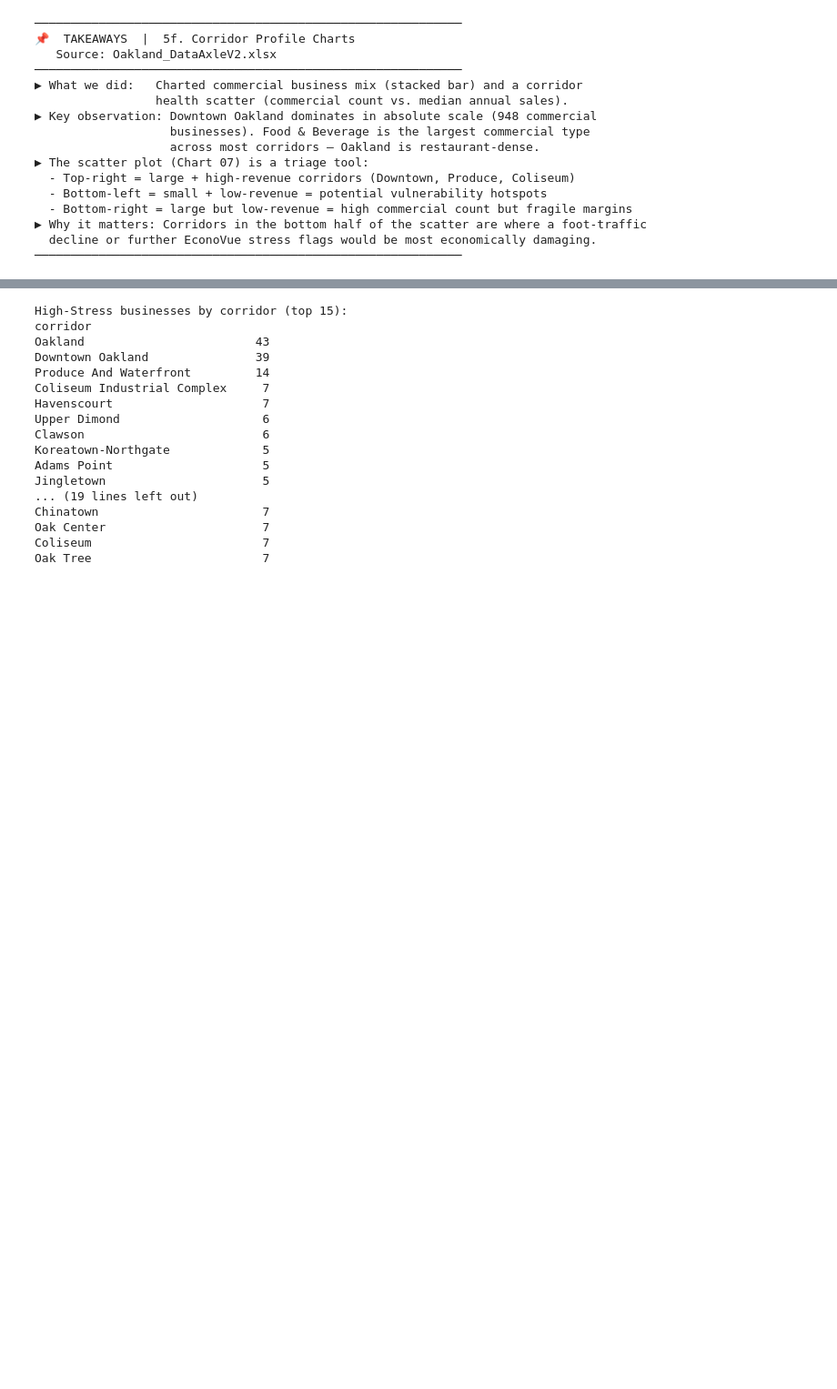
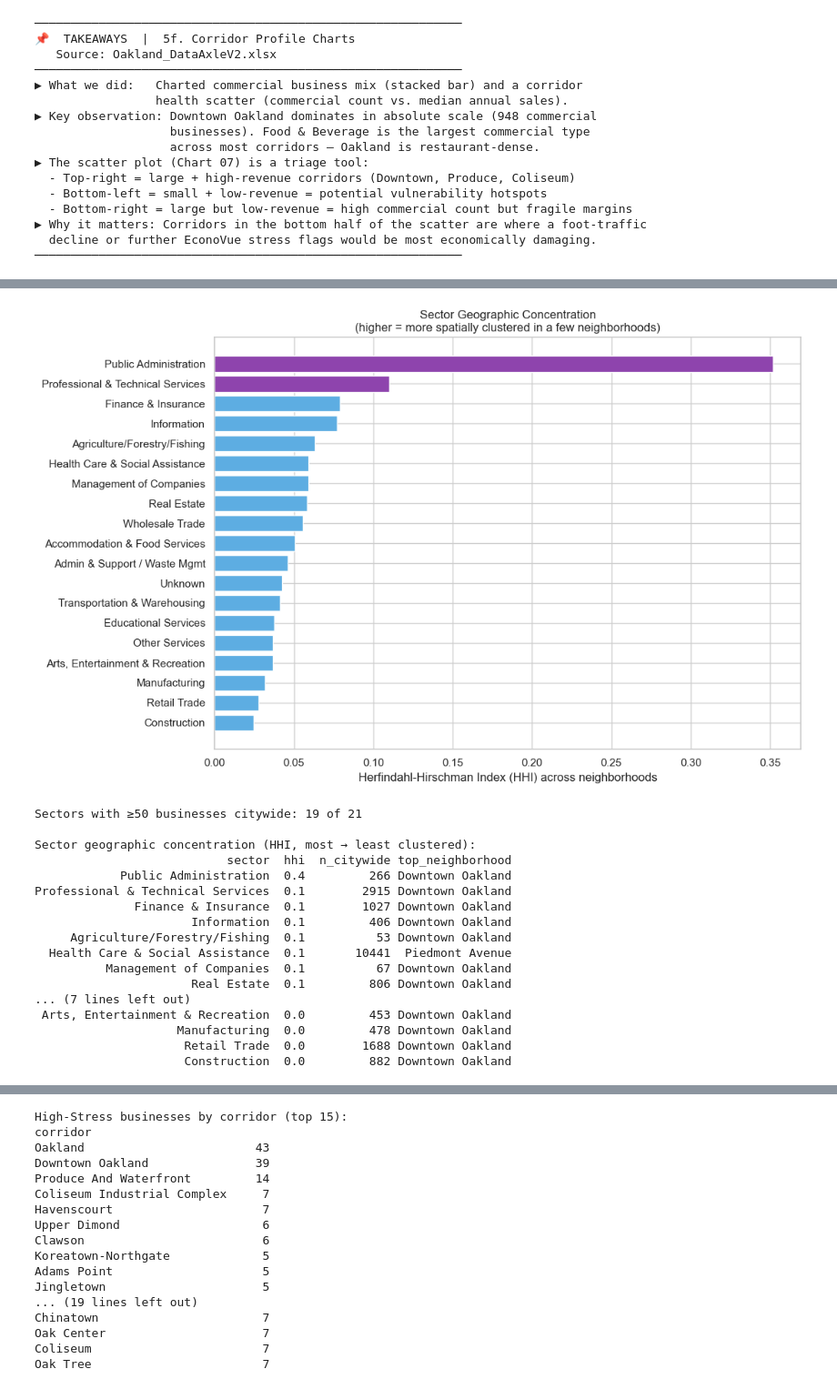
Before and after one commit to schoolofcities/eddit-east-bay, a Jupyter notebook: analysis/prelim/explore_business_data.ipynb, the cells around one changed output, grey strips where cells are left out. Shown at 91% size. Drawn from its saved outputs; the diff is of its cells as text; code cells hidden in the pictures; blank space fills up the shorter version.

```diff
--- a/analysis/prelim/explore_business_data.ipynb
+++ b/analysis/prelim/explore_business_data.ipynb
@@ -1671,0 +1891,58 @@ print("─" * 60)
+# %%
+# ── 6c. Sector geographic concentration (HHI): spatially clustered vs. citywide?
+# HHI_s = Σ_n (neighborhood n's share of sector s's CITYWIDE total)²
+# HHI near 1 → nearly all of that sector sits in one neighborhood (hyper-local)
+# HHI near 0 → the sector is spread evenly across every neighborhood
+
+SECTOR_MIN_CITYWIDE = 50   # drop sectors too small citywide for a stable HHI
+
+ct_hhi         = da_oak.groupby(["Neighborhood", "sector"]).size().unstack(fill_value=0)
+sector_totals  = ct_hhi.sum(axis=0)
+elig_sectors   = sector_totals[sector_totals >= SECTOR_MIN_CITYWIDE].index
+
+sector_nbr_share = ct_hhi[elig_sectors].div(sector_totals[elig_sectors], axis=1)
+hhi              = (sector_nbr_share ** 2).sum(axis=0).sort_values(ascending=False)
+top_nbr_for_sector = ct_hhi[elig_sectors].idxmax(axis=0)
+
+hhi_table = pd.DataFrame({
+    "sector":          hhi.index,
+    "hhi":             hhi.values,
+    "n_citywide":      sector_totals[hhi.index].values,
+    "top_neighborhood": top_nbr_for_sector[hhi.index].values,
+}).reset_index(drop=True)
+
+bar_colors = ["#8E44AD" if v >= 0.10 else "#5DADE2" for v in hhi_table["hhi"]]
+
+fig, ax = plt.subplots(figsize=(11, 7))
+ax.barh(hhi_table["sector"][::-1], hhi_table["hhi"][::-1], color=bar_colors[::-1])
+ax.set_xlabel("Herfindahl-Hirschman Index (HHI) across neighborhoods")
+ax.set_title(
+    "Sector Geographic Concentration\n(higher = more spatially clustered in a few neighborhoods)",
+    fontsize=12,
+)
+plt.tight_layout()
+plt.savefig(f"{SUMMARY_DIR}/15_sector_geographic_concentration_hhi.png", dpi=130, bbox_inches="tight")
+plt.show()
+
+print(f"Sectors with ≥{SECTOR_MIN_CITYWIDE} businesses citywide: {len(elig_sectors)} of {ct_hhi.shape[1]}")
+print("\nSector geographic concentration (HHI, most → least clustered):")
+print(hhi_table.round(3).to_string(index=False))
+# %% [output]
+[figure, added]
+Sectors with ≥50 businesses citywide: 19 of 21
+
+Sector geographic concentration (HHI, most → least clustered):
+                           sector  hhi  n_citywide top_neighborhood
+            Public Administration  0.4         266 Downtown Oakland
+Professional & Technical Services  0.1        2915 Downtown Oakland
+              Finance & Insurance  0.1        1027 Downtown Oakland
+                      Information  0.1         406 Downtown Oakland
+     Agriculture/Forestry/Fishing  0.1          53 Downtown Oakland
+  Health Care & Social Assistance  0.1       10441  Piedmont Avenue
+          Management of Companies  0.1          67 Downtown Oakland
+                      Real Estate  0.1         806 Downtown Oakland
+... (7 lines left out)
+ Arts, Entertainment & Recreation  0.0         453 Downtown Oakland
+                    Manufacturing  0.0         478 Downtown Oakland
+                     Retail Trade  0.0        1688 Downtown Oakland
+                     Construction  0.0         882 Downtown Oakland
```
Also changed, not shown: parts of 20 cells of this notebook, 1 other file.
